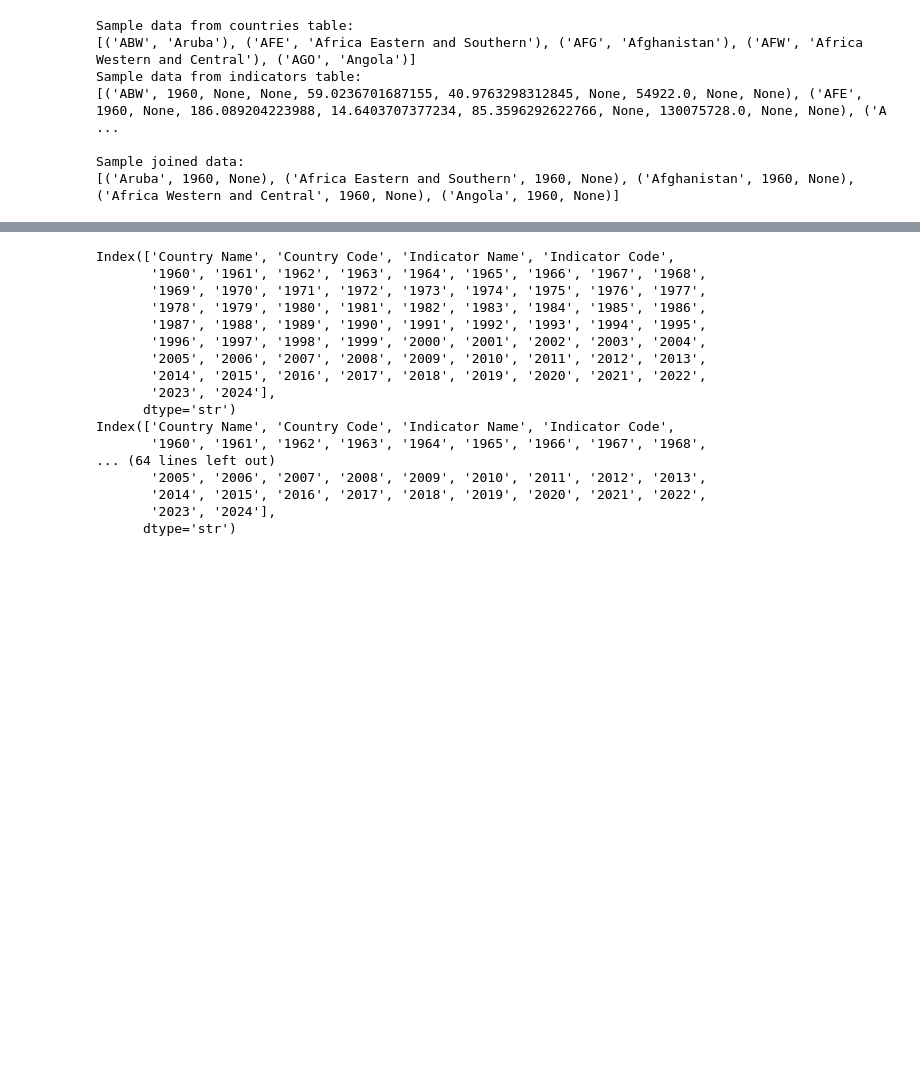
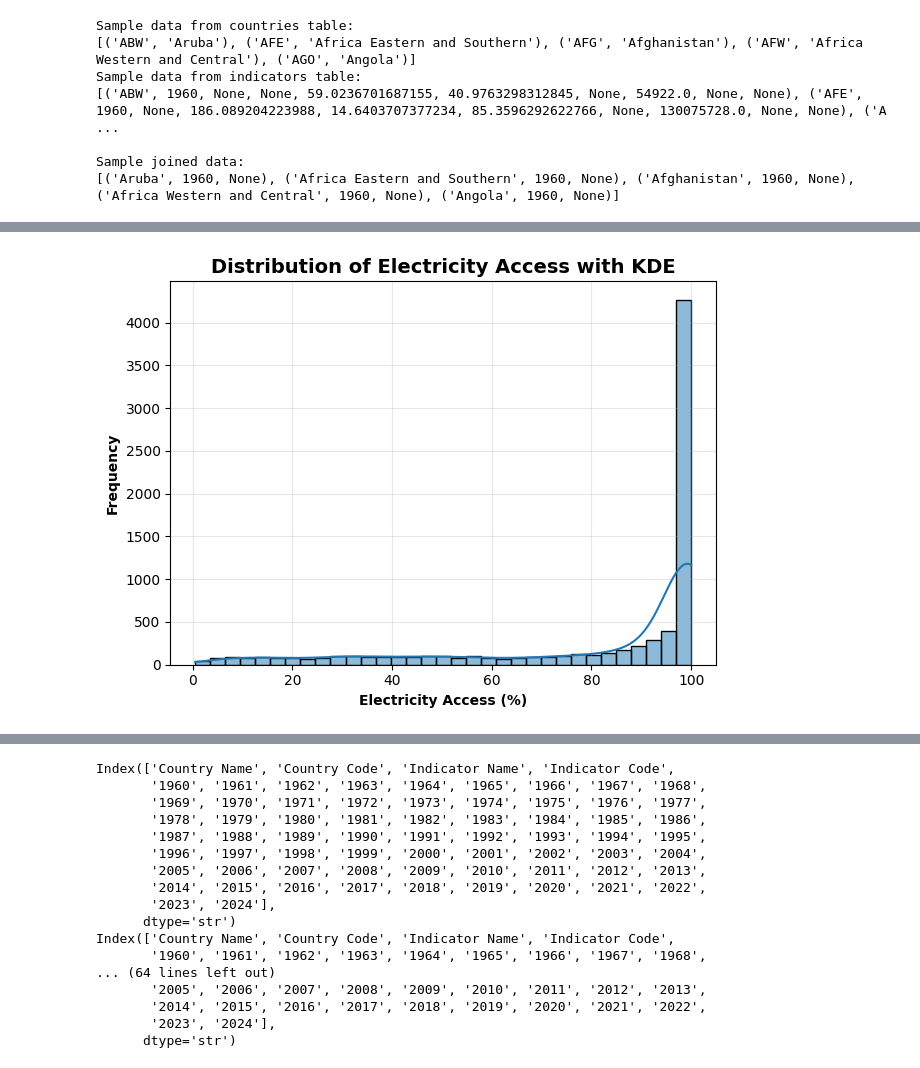
Before and after one commit to npydipati/CAP5771_npydipati, a Jupyter notebook: energy_poverty_prediction.ipynb, the cells around one changed output, grey strips where cells are left out. Cells and saved outputs as stored; diff of their text form; code cells hidden in the pictures; blank space fills up the shorter version.

```diff
--- a/energy_poverty_prediction.ipynb
+++ b/energy_poverty_prediction.ipynb
@@ -427,0 +661,23 @@ Sample joined data:
+# %%
+
+# Connect to your database
+conn = sqlite3.connect("energy_poverty.db")
+
+# Load the indicators table
+df_indicators = pd.read_sql_query("SELECT * FROM indicators", conn)
+
+# Create KDE histogram for electricity access
+sns.histplot(df_indicators["electricity_access"],
+             kde=True,
+             edgecolor='black')
+plt.xlabel("Electricity Access (%)", fontweight='bold')
+plt.ylabel("Frequency", fontweight='bold')
+plt.title("Distribution of Electricity Access with KDE", fontweight='bold', fontsize=14)
+plt.grid(alpha=0.3)
+plt.tight_layout()
+plt.show()
+
+# Close connection
+conn.close()
+# %% [output]
+[figure, added]
```
Also changed, not shown: parts of 16 cells of this notebook, 7 other files.
